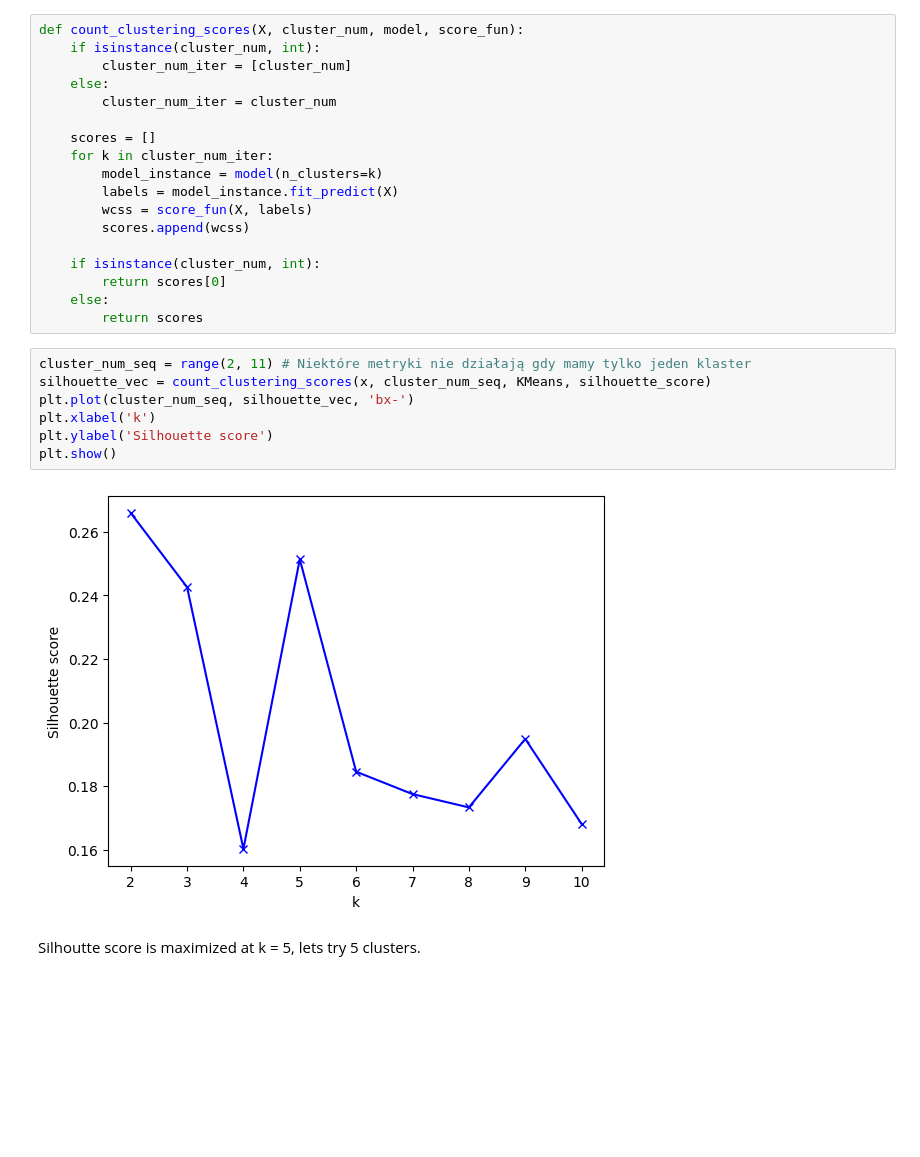
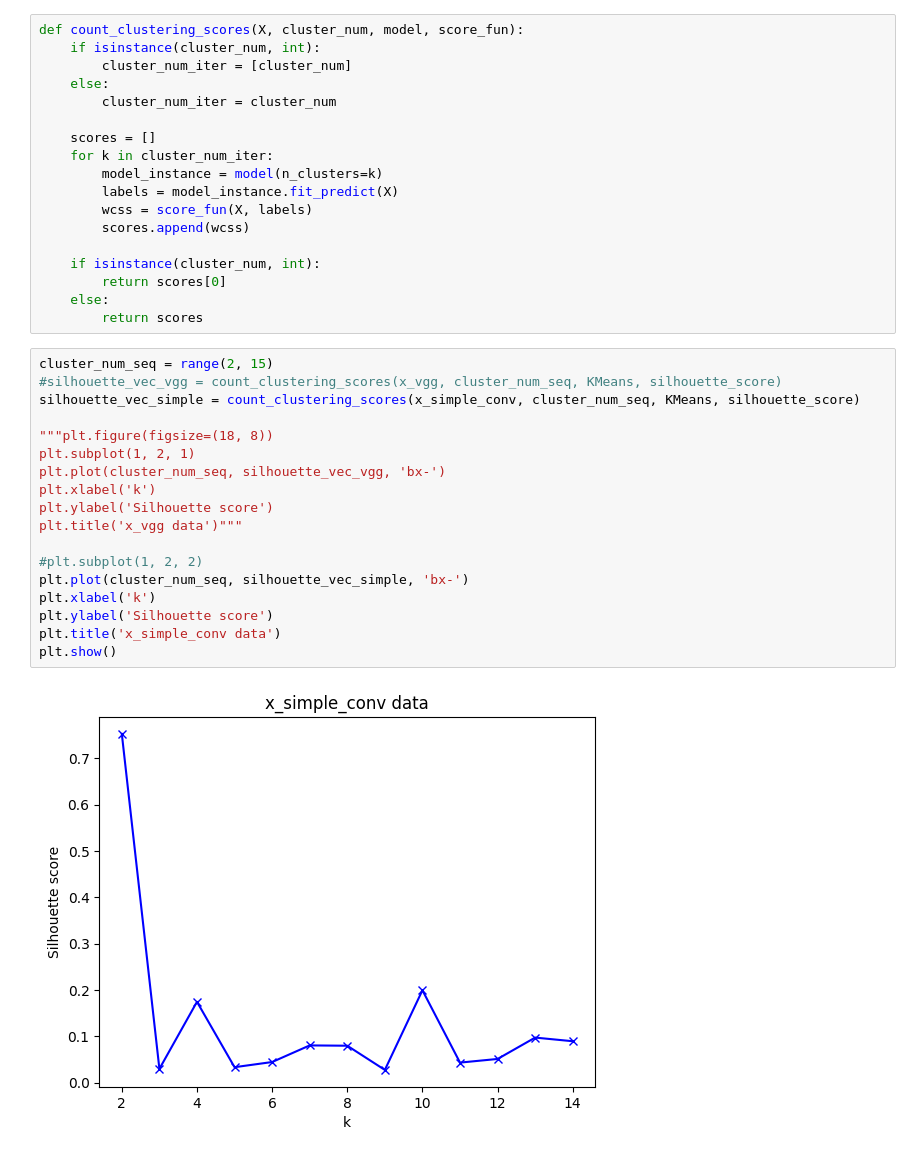
Before and after one commit to piechotam/Galaxies-Clusterization, a Jupyter notebook: clustering/clustering.ipynb, the cells around one changed output. Drawn from its saved outputs; the diff is of its cells as text; blank space fills up the shorter version.

```diff
--- a/clustering/clustering.ipynb
+++ b/clustering/clustering.ipynb
@@ -67,15 +89,24 @@ def count_clustering_scores(X, cluster_num, model, score_fun):
         return scores[0]
     else:
         return scores
-# %%
-cluster_num_seq = range(2, 11) # Niektóre metryki nie działają gdy mamy tylko jeden klaster
-silhouette_vec = count_clustering_scores(x, cluster_num_seq, KMeans, silhouette_score)
-plt.plot(cluster_num_seq, silhouette_vec, 'bx-')
-plt.xlabel('k')
-plt.ylabel('Silhouette score')
-plt.show()
-# %% [output]
-[figure, removed]
-# %% [markdown]
-Silhoutte score is maximized at k = 5, lets try 5 clusters.
+# %%
+cluster_num_seq = range(2, 15)
+#silhouette_vec_vgg = count_clustering_scores(x_vgg, cluster_num_seq, KMeans, silhouette_score)
+silhouette_vec_simple = count_clustering_scores(x_simple_conv, cluster_num_seq, KMeans, silhouette_score)
+
+"""plt.figure(figsize=(18, 8))
+plt.subplot(1, 2, 1)
+plt.plot(cluster_num_seq, silhouette_vec_vgg, 'bx-')
+plt.xlabel('k')
+plt.ylabel('Silhouette score')
+plt.title('x_vgg data')"""
+
+#plt.subplot(1, 2, 2)
+plt.plot(cluster_num_seq, silhouette_vec_simple, 'bx-')
+plt.xlabel('k')
+plt.ylabel('Silhouette score')
+plt.title('x_simple_conv data')
+plt.show()
+# %% [output]
+[figure, added]
 # %%
```
Also changed, not shown: parts of 29 cells of this notebook, 6 other files.
